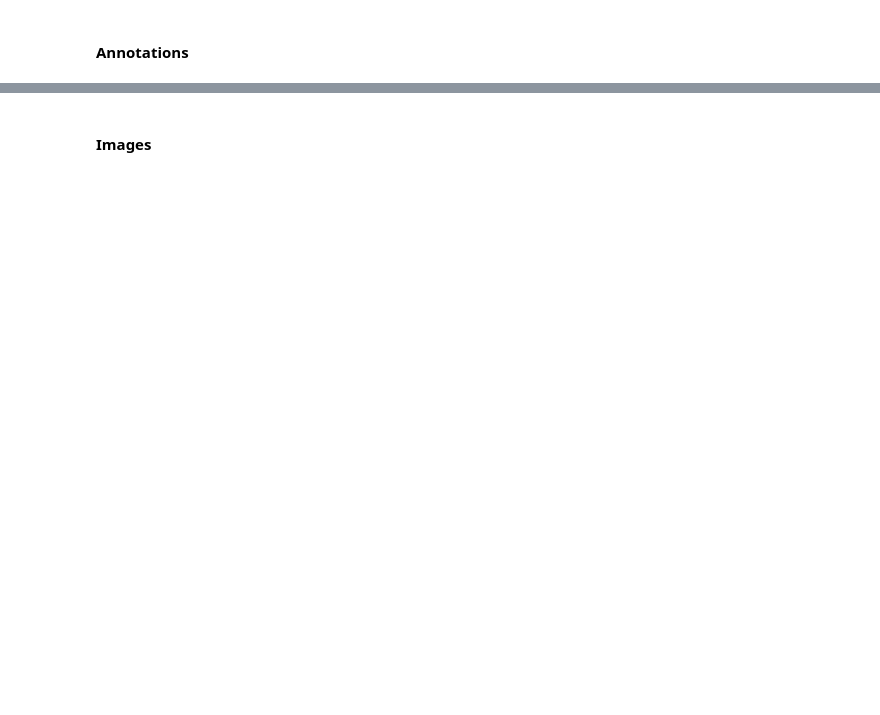
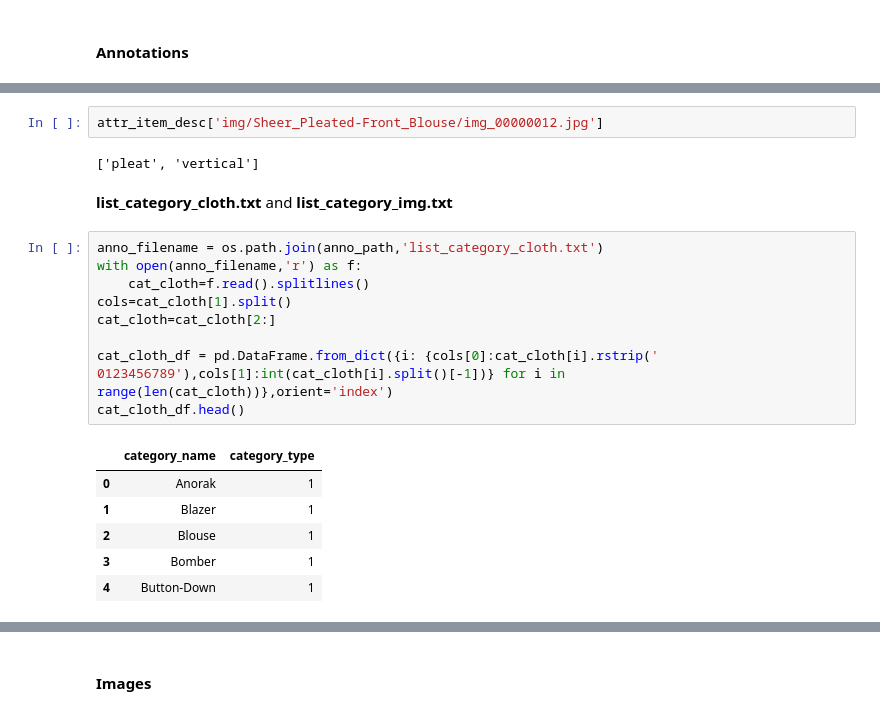
Before and after one commit to guyk1971/PyTorch-VAE, a Jupyter notebook: datasets/deep_fashion.ipynb, the cells around one changed output, grey strips where cells are left out. Drawn from its saved outputs; the diff is of its cells as text; blank space fills up the shorter version.

```diff
--- a/datasets/deep_fashion.ipynb
+++ b/datasets/deep_fashion.ipynb
@@ -620,0 +453,22 @@ os.listdir(dataset_path)
+# %%
+attr_item_desc['img/Sheer_Pleated-Front_Blouse/img_00000012.jpg']
+# %% [output]
+['pleat', 'vertical']
+# %% [markdown]
+**list_category_cloth.txt** and **list_category_img.txt**
+# %%
+anno_filename = os.path.join(anno_path,'list_category_cloth.txt')
+with open(anno_filename,'r') as f:
+    cat_cloth=f.read().splitlines()
+cols=cat_cloth[1].split()
+cat_cloth=cat_cloth[2:]
+
+cat_cloth_df = pd.DataFrame.from_dict({i: {cols[0]:cat_cloth[i].rstrip('  0123456789'),cols[1]:int(cat_cloth[i].split()[-1])} for i in range(len(cat_cloth))},orient='index')
+cat_cloth_df.head()
+# %% [output]
+|  | category_name | category_type |
+| 0 | Anorak | 1 |
+| 1 | Blazer | 1 |
+| 2 | Blouse | 1 |
+| 3 | Bomber | 1 |
+| 4 | Button-Down | 1 |
```
Also changed, not shown: parts of 97 cells of this notebook, 1 other file.
